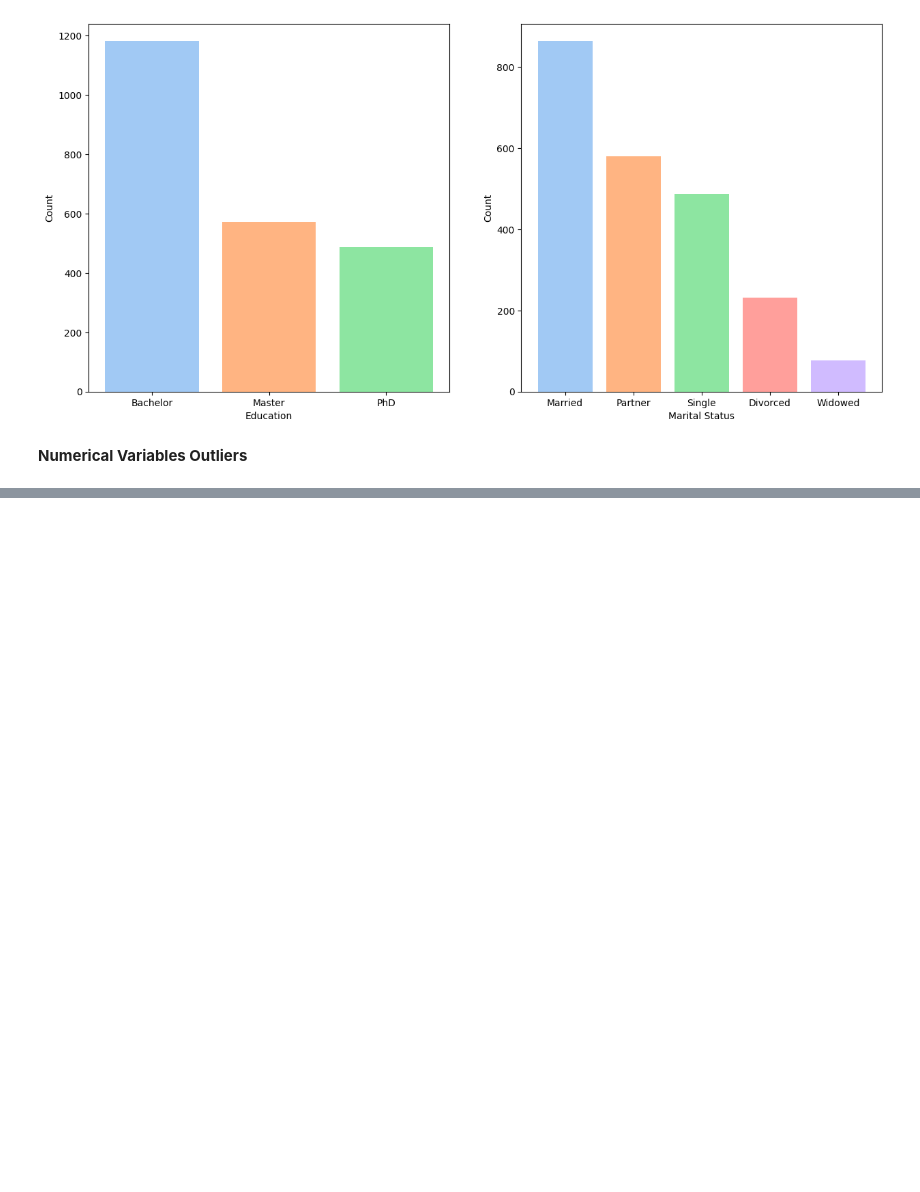
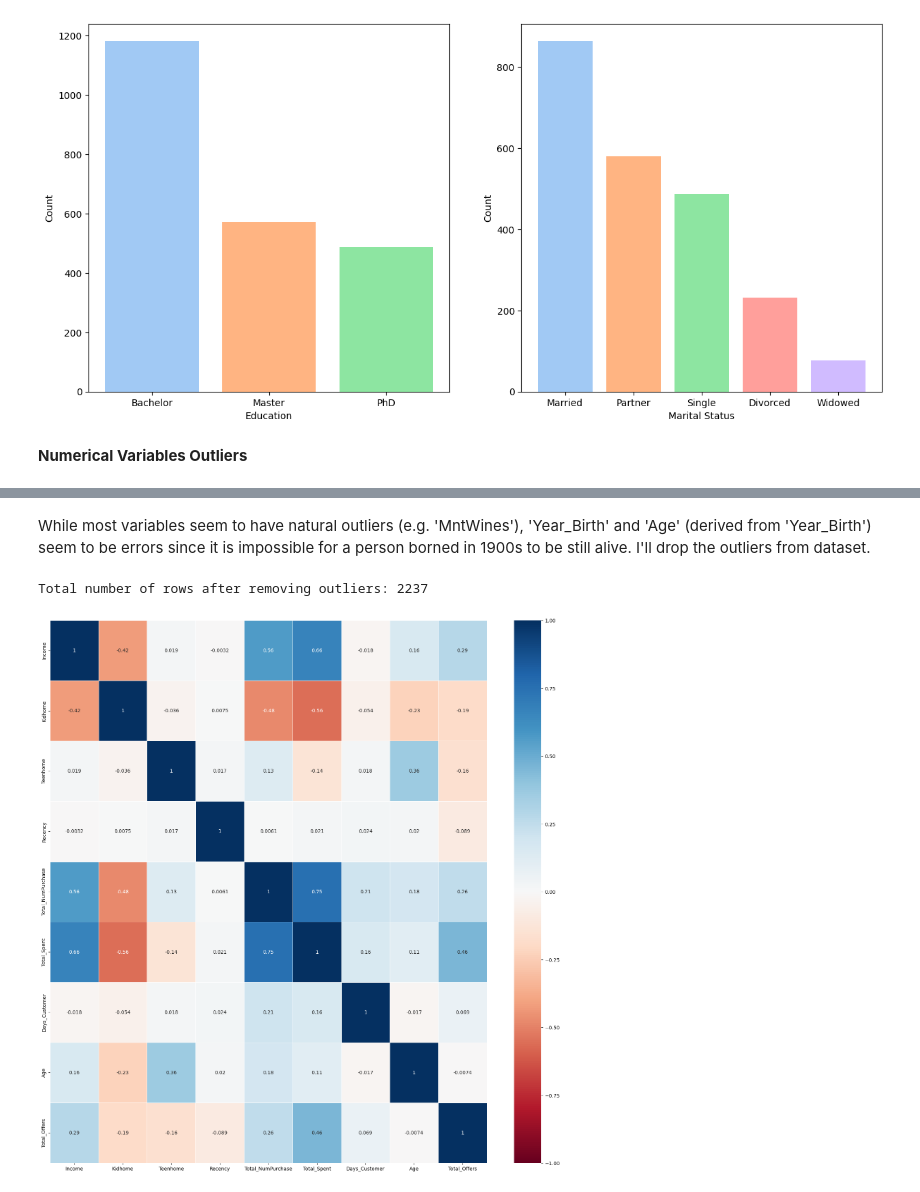
Before and after one commit to yunepark/data-science-projects, a Jupyter notebook: Customer_Segmentation/Data Preprocessing & EDA.ipynb, the cells around one changed output, grey strips where cells are left out. Saved outputs shown, nothing was run; the diff lists cells and outputs as text; code cells hidden in the pictures; blank space fills up the shorter version.

```diff
--- a/Customer_Segmentation/Data Preprocessing & EDA.ipynb
+++ b/Customer_Segmentation/Data Preprocessing & EDA.ipynb
@@ -197,0 +205,17 @@ plt.subplots_adjust(wspace=0.5)
+# %% [markdown]
+While most variables seem to have natural outliers (e.g. 'MntWines'), 'Year_Birth' and 'Age' (derived from 'Year_Birth') seem to be errors since it is impossible for a person borned in 1900s to be still alive. I'll drop the outliers from dataset.
+# %%
+data = data[(data["Age"]<100)]
+print("Total number of rows after removing outliers:", len(data))
+# %% [output]
+Total number of rows after removing outliers: 2237
+# %%
+plt.figure(figsize=(20,20))
+
+heatmap_data = data[["Income", "Kidhome", "Teenhome", "Recency", "Total_NumPurchase", "Total_Spent", "Days_Customer", \
+                    "Age", "Total_Offers"]]
+sns.heatmap(heatmap_data.corr(numeric_only = True), annot = True, \
+            vmin = -1, vmax = 1, linewidth=.5, cmap = 'RdBu')
+plt.show()
+# %% [output]
+[figure, added]
```
Also changed, not shown: parts of 6 cells of this notebook, 3 other files.
